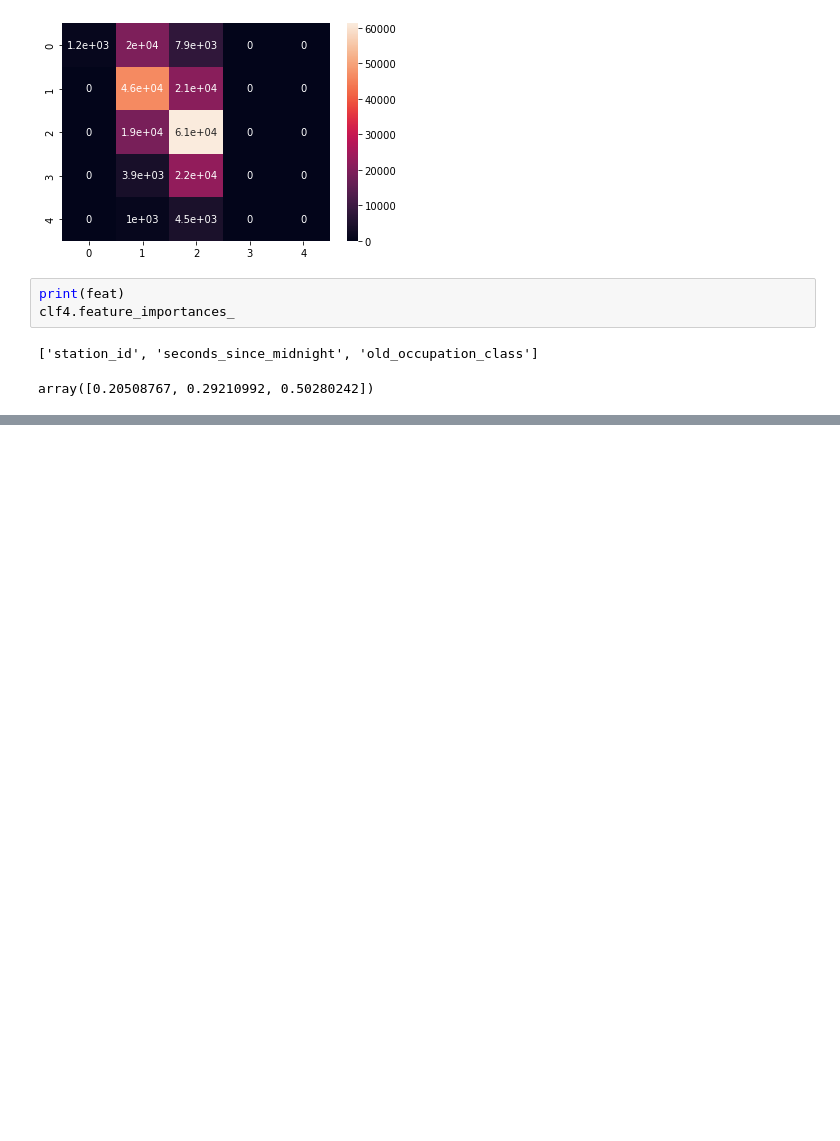
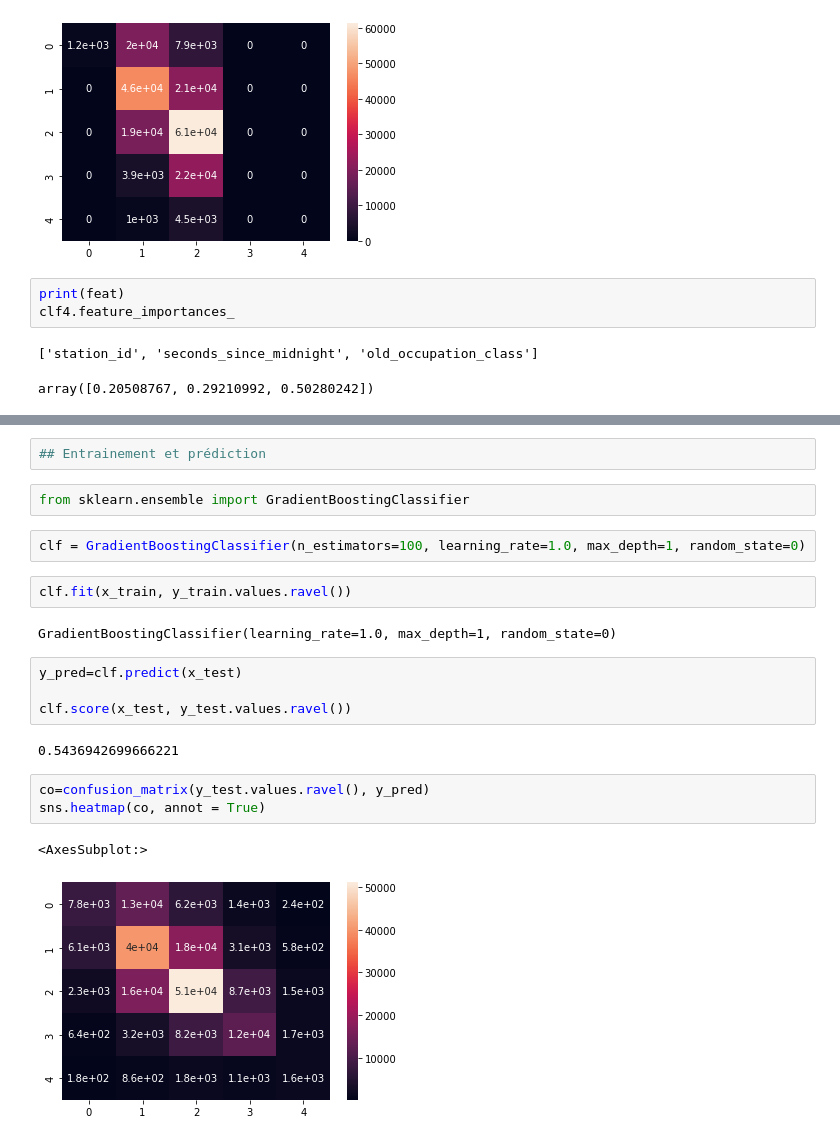
Before and after one commit to OFloyd/formation_greta, a Jupyter notebook: projet/machine_learning_v1.ipynb, the cells around one changed output, grey strips where cells are left out. Drawn from its saved outputs; the diff is of its cells as text; blank space fills up the shorter version.

```diff
--- a/projet/machine_learning_v1.ipynb
+++ b/projet/machine_learning_v1.ipynb
@@ -311,0 +317,22 @@ array([0.20508767, 0.29210992, 0.50280242])
+# %%
+## Entrainement et prédiction
+# %%
+from sklearn.ensemble import GradientBoostingClassifier
+# %%
+clf = GradientBoostingClassifier(n_estimators=100, learning_rate=1.0, max_depth=1, random_state=0)
+# %%
+clf.fit(x_train, y_train.values.ravel())
+# %% [output]
+GradientBoostingClassifier(learning_rate=1.0, max_depth=1, random_state=0)
+# %%
+y_pred=clf.predict(x_test)
+
+clf.score(x_test, y_test.values.ravel())
+# %% [output]
+0.5436942699666221
+# %%
+co=confusion_matrix(y_test.values.ravel(), y_pred)
+sns.heatmap(co, annot = True)
+# %% [output]
+<AxesSubplot:>
+[figure, added]
```
Also changed, not shown: parts of 10 cells of this notebook.
